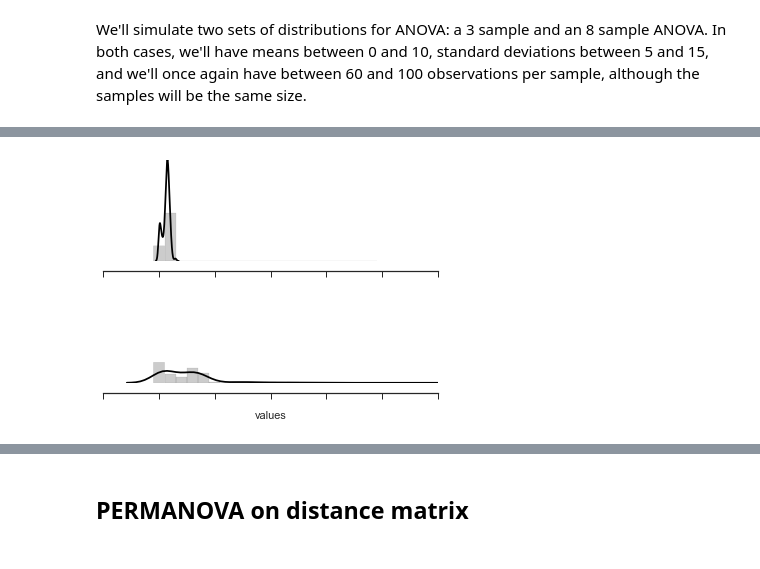
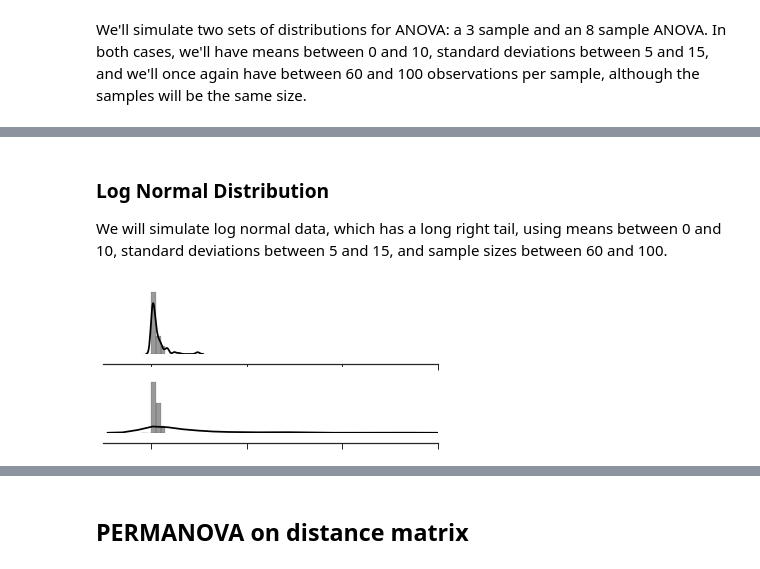
Before and after one commit to JWDebelius/monte_carlo_power, a Jupyter notebook: ipynb/1-Build Simulations.ipynb, the cells around one changed output, grey strips where cells are left out. Drawn from its saved outputs; the diff is of its cells as text; code cells hidden in the pictures.

```diff
--- a/ipynb/1-Build Simulations.ipynb
+++ b/ipynb/1-Build Simulations.ipynb
@@ -183,12 +182,18 @@ v2 = df.loc[df['groups'] == 1, 'values']
+# %% [markdown]
+### Log Normal Distribution
+
+We will simulate log normal data, which has a long right tail, using means between 0 and 10, standard deviations between 5 and 15, and sample sizes between 60 and 100.
 # %%
-ax1 = plt.subplot(2, 1, 1)
-ax2 = plt.subplot(2, 1, 2, sharex=ax1, sharey=ax1)
+_, data = sim.simulate_lognormal([0, 3], [0.25, 2], 100)
 
-sn.distplot(v1, ax=ax1, color='k', hist_kws={'alpha': 0.2}, bins=np.arange(-50, 2000, 100))
-sn.distplot(v2, ax=ax2, color='k', hist_kws={'alpha': 0.2}, bins=np.arange(-50, 2000, 100))
+ax1 = plt.subplot(3, 1, 1)
+ax2 = plt.subplot(3, 1, 2, sharex=ax1, sharey=ax1)
 
-ax1.set_xlim([-500, 2500])
+sn.distplot(data[0], ax=ax1, bins=np.arange(-5, 10, 2.5), color='k')
+sn.distplot(data[1], ax=ax2, bins=np.arange(-5, 10, 2.5), color='k')
+
+ax1.set_xlim([-25, 150])
+
 clean_up_axis(ax1)
-clean_up_axis(ax2)
 # %% [output]
-[figure, old version]
+[figure, new version]
```
Also changed, not shown: parts of 28 cells of this notebook.
